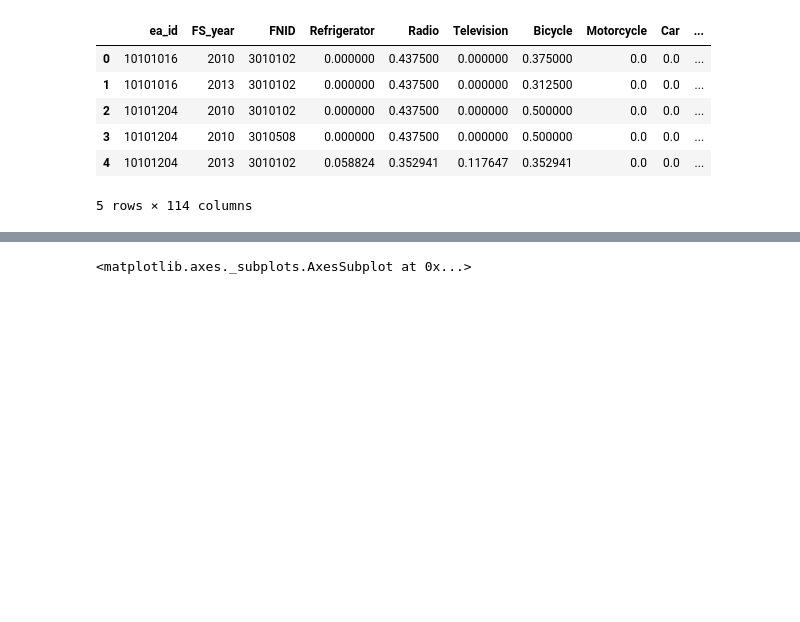
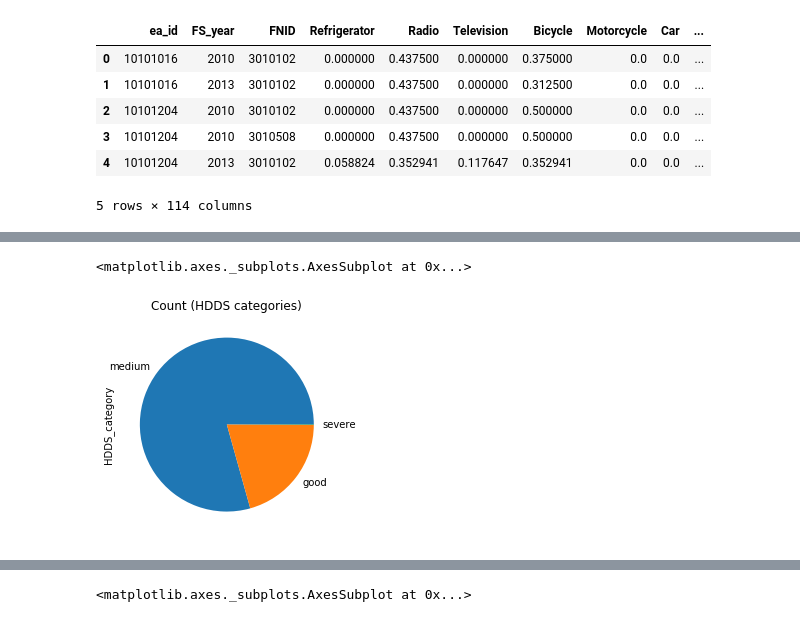
Before and after one commit to zhou100/FoodSecurityPrediction, a Jupyter notebook: PredictFS.ipynb, the cells around one changed output, grey strips where cells are left out. Saved outputs shown, nothing was run; the diff lists cells and outputs as text; code cells hidden in the pictures; blank space fills up the shorter version.

```diff
--- a/PredictFS.ipynb
+++ b/PredictFS.ipynb
@@ -186,0 +187,8 @@ mw_clust['FCS_category'].value_counts().plot(kind='bar', title='Count (target)')
+# %%
+ # HDDS 3 and 6
+mw_clust['HDDS_category']= pd.cut(x=mw_clust['HDDS'], bins=[0,3,6,10],labels= ["severe", "medium", "good"])
+
+mw_clust['HDDS_category'].value_counts().plot(kind='pie', title='Count (HDDS categories)')
+# %% [output]
+<matplotlib.axes._subplots.AxesSubplot at 0x...>
+[figure, added]
```
Also changed, not shown: parts of 5 cells of this notebook.
